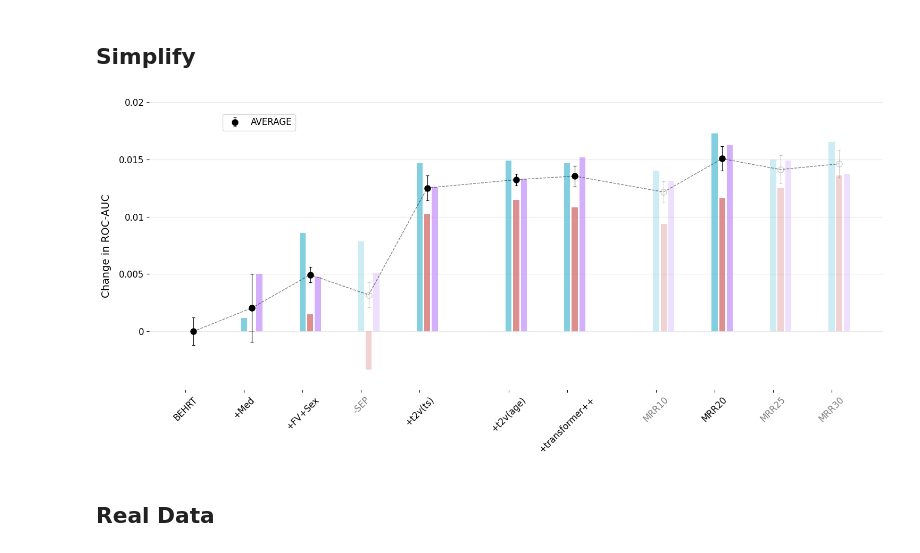
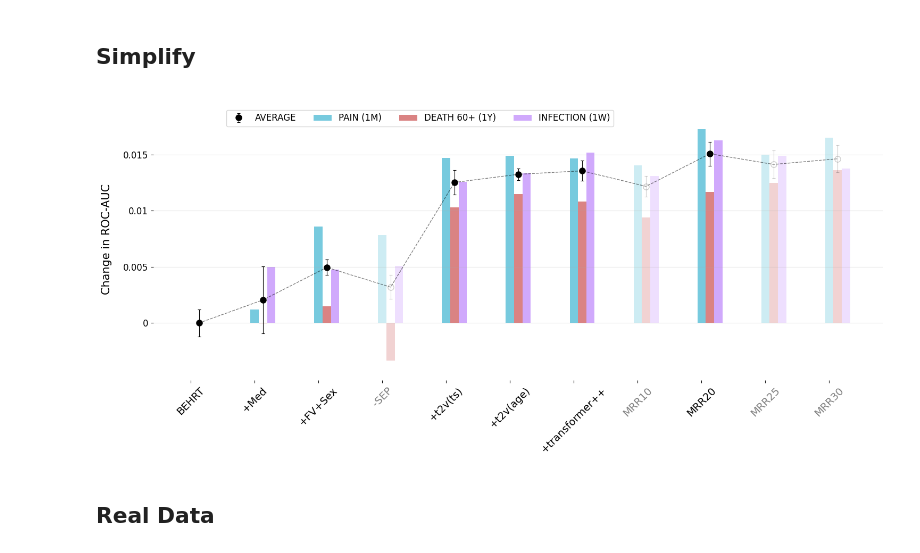
Before and after one commit to mikkelfo/CORE-BEHRT, a Jupyter notebook: ehr2vec/notebooks/model_comparison_figure.ipynb, the cells around one changed output. Cells and saved outputs as stored; diff of their text form; code cells hidden in the pictures.

Commit message:
plot figures

```diff
--- a/ehr2vec/notebooks/model_comparison_figure.ipynb
+++ b/ehr2vec/notebooks/model_comparison_figure.ipynb
@@ -3,39 +3,6 @@ import numpy as np
 import matplotlib.pyplot as plt
 # %% [markdown]
 ## Example Data
-# %%
-models = {
-    'Data': ['BEHRT', '+Med', '+Full Vocab\n +Sex'],
-    'Model': ['+Timestamps', '+time2vec(age)', '+RoPE(pos_ids)', 'trainable\nembeddings'],
-    'Training': ['MR 25%', 'MR 30%', 'MR 35%']
-}
-#Specify which models should be hatched
-groups = {
-    'Data': slice(0, len(models['Data'])),
-    'Model': slice(len(models['Data']), len(models['Data']) + len(models['Model'])),
-    'Training': slice(len(models['Data'])+len(models['Model']), len(models['Data'])+len(models['Model'])+len(models['Training']))
-}
-models = [model for group in models.values() for model in group]
-
-model_adapted = [False, False, False,
-                 False, False, False, True,
-                 False, False, False]
-roc_scores_death = [0.86, 0.861, 0.862,
-              0.864, 0.865, 0.866, .863,
-              0.868, 0.869, 0.87]
-roc_scores_pain = [.77, None, None,
-              0.776, 0.777, 0.778, .775,
-              None, None, None]
-roc_scores_infection = [.73, None, None,
-                0.737, 0.739, 0.736, .732,
-                None, None, None]
-roc_scores = {
-    'pain': roc_scores_pain,
-    'death': roc_scores_death,
-    'infection': roc_scores_infection
-}
-stds = [.002] * len(roc_scores['death'])
-roc_stds = {key: np.array(stds)+np.random.normal(0,0.001, len(roc_scores['death'])) for key in roc_scores.keys()}
 # %%
 roc_scores = {'DEATH 60+ (1y)': [0.79232, 0.84539, 0.84535, 0.84688, 0.84206, 0.85567, 0.86711, 0.85687, 0.8562, 0.85479, 0.85706, 0.85787, 0.859], 'PAIN (1m)': [0.76528, 0.77013, 0.77131, 0.77874, 0.77797, 0.78481, 0.78565, 0.78502, 0.78478, 0.78414, 0.78739, 0.78511, 0.78663], 'INFECTION (1w)': [0.72669, 0.73867, 0.74367, 0.74341, 0.74373, 0.75124, 0.75295, 0.75201, 0.75384, 0.75174, 0.75493, 0.75356, 0.75241]}
 roc_stds = {'DEATH 60+ (1y)': [0.00133, 0.00149, 0.00244, 0.00055, 0.00169, 0.00174, 0.00106, 0.00051, 0.0011, 0.00126, 0.00128, 0.00145, 0.00105, 0.00147], 'PAIN (1m)': [0.00073, 0.00131, 0.00444, 0.00079, 0.00063, 0.00021, 0.00062, 0.00046, 0.00045, 0.00054, 0.00056, 0.00106, 0.00108, 0.00056], 'INFECTION (1w)': [0.00105, 0.00065, 0.001, None, 0.00041, 0.00069, 0.00073, 0.00056, 0.001, 0.00084, 0.00121, 0.00114, 0.00142, 0.00111]}
@@ -238,7 +231,7 @@ if __name__ == "__main__":
 # Constants
 FIGSIZE = (15, 7)
 MODEL_DISTANCE = 0.15
-GROUP_GAP = 0.6
+GROUP_GAP = 0.0
 LEGEND_LOC = (0.1, .9)
 GROUP_LABEL_PAD = 0.01
 Y_LIM = (-.0051, .02)
@@ -326,7 +319,7 @@ def create_bar_plot(ax, positions, scores, stds, label, color, adapted):
     scores = normalize_scores(scores)
     for i, (pos, score, std, a) in enumerate(zip(positions, scores, stds, adapted)):
         if score is not None:
-            ax.bar(pos, score, color=color, alpha=.5 if a else .2, width=0.12)
+            ax.bar(pos, score, color=color, alpha=.55 if a else .2, width=MODEL_DISTANCE, label=label if i == 0 else None)
 
 def main():
     # Your data initialization here
@@ -338,38 +331,38 @@ def main():
     plot_data(ax, adjusted_positions, model_adapted, roc_scores, roc_stds, colors)
 
     # Setting the x-ticks to be the diseases with adjusted positions
     ax.set_xticks(adjusted_positions + MODEL_DISTANCE)
-    ax.set_xticklabels(models, fontsize=12, rotation=45, color='k')
+    ax.set_xticklabels(models, fontsize=14, rotation=45, color='k')
     set_model_adapted_colors(ax, model_adapted)
 
     ax.set_ylim(Y_LIM)
-    y_ticklabels = [0, .005, .01, .015, .02
+    y_ticklabels = [0, .005, .01, .015
                     ]
     style_plot(ax, y_ticklabels)
     #add_group_labels(ax, group_label_positions, group_labels, BOX_COLORS, Y_LIM[0] - GROUP_LABEL_PAD)
 
     def add_annootation_with_brackets(x, y, label, width):
         ax.annotate(label, xy=(x, y), xytext=(x, y-.12),
-                xycoords='axes fraction', fontsize=13, ha='center', va='bottom', color='white',
+                xycoords='axes fraction', fontsize=15, ha='center', va='bottom', color='white',
                 bbox=dict(fc=BOX_COLORS[label], edgecolor='none', boxstyle='round,pad=1'),
                 arrowprops=dict(arrowstyle=f'-[, widthB={width}, lengthB=1.1', lw=1.0, color='k'))
     x_bracket = 0.18
     y_bracket = -.4
     #add_annootation_with_brackets(x_bracket, y_bracket, 'Data', 12.5)
     #add_annootation_with_brackets(.68, y_bracket, 'Model', 21.5)
     # to not cut off the frame
     #ax.annotate('extend',xy=(1, y_bracket-.2), xytext = (1, y_bracket-.2), color='white',xycoords='axes fraction')
 
-    ax.set_ylabel('Change in ROC-AUC', fontsize=14, color='k',labelpad=10)
+    ax.set_ylabel('Change in ROC-AUC', fontsize=15, color='k',labelpad=15)
     plt.tight_layout()
     plt.show()
 
     #fig.savefig('roc_scores_comparison.png', dpi=300, bbox_inches='tight')
 
 if __name__ == "__main__":
     main()
 # %% [output]
-[figure, old version]
+[figure, new version]
 # %% [markdown]
 ## Real Data
 # %%
```
Also changed, not shown: parts of 2 cells of this notebook, 1 other file.
